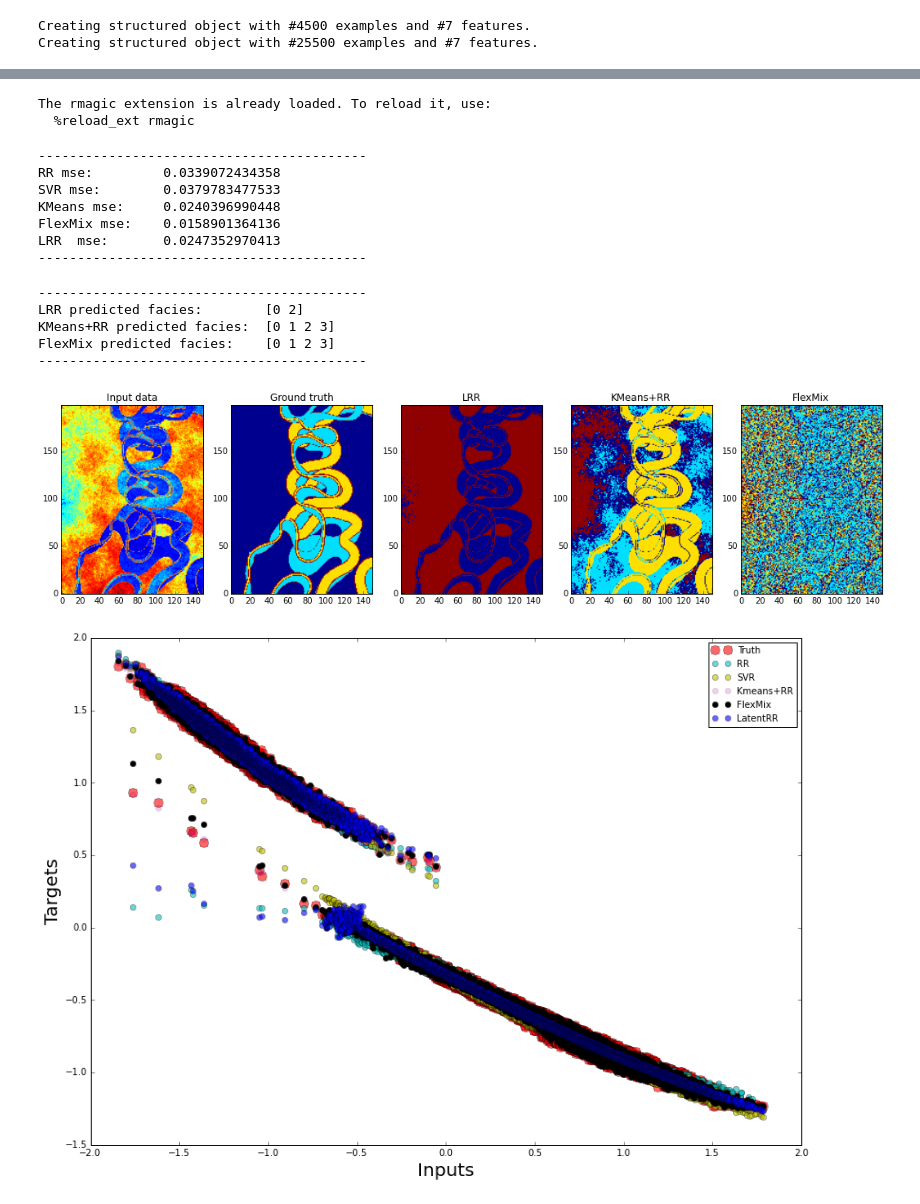
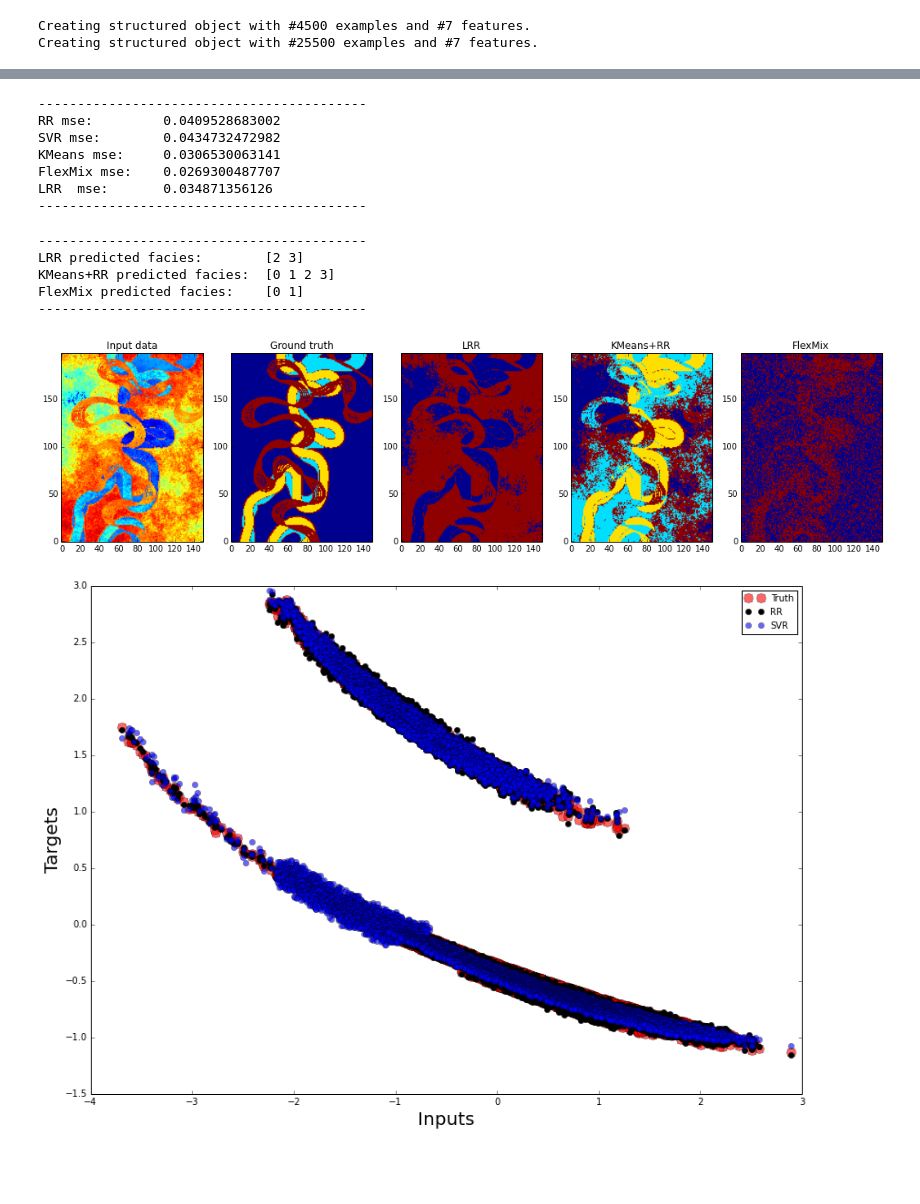
Before and after one commit to nicococo/niidbox, a Jupyter notebook: test_lrr_facies.ipynb, the cells around one changed output, grey strips where cells are left out. Saved outputs shown, nothing was run; the diff lists cells and outputs as text; code cells hidden in the pictures; blank space fills up the shorter version.

Commit message:
test lrr

```diff
--- a/test_lrr_facies.ipynb
+++ b/test_lrr_facies.ipynb
@@ -210,10 +210,10 @@ Creating structured object with #4500 examples and #7 features.
 Creating structured object with #25500 examples and #7 features.
 # %%
 # train latent support vector regression
-lsvr = LatentRidgeRegression(train_mc, lam=0.001, gam=1.)
-(_, train_lats) = lsvr.train_dc(max_iter=200)
+lsvr = LatentRidgeRegression(theta=0.5, lam=0.0001, gam=1.)
+(_, train_lats) = lsvr.fit(train_mc, max_iter=200)
 lrr_fit_lbls = np.array(train_lats)
-(y_pred_lrr, lats) = lsvr.apply(test_mc)
+(y_pred_lrr, lats) = lsvr.predict(test_mc)
 y_pred_lrr = np.array(y_pred_lrr)[:, 0]
 lrr_pred_lbls = np.array(lats)
 lrr_mse = calc_error(y_test, y_pred_lrr)
@@ -301,9 +301,6 @@ y_pred_flx = np.zeros(len(y_test))
 for i in range (len(y_pred_flx)):
     y_pred_flx[i] = y_pred[i, flexmix_pred_lbls[i]-1]
 flx_mse = calc_error(y_test, y_pred_flx)
-# %% [output]
-The rmagic extension is already loaded. To reload it, use:
-  %reload_ext rmagic
 # %%
 print('------------------------------------------')
 print 'RR mse:        ', rr_mse
@@ -314,11 +311,11 @@ print 'LRR  mse:      ', lrr_mse
 print('------------------------------------------')
 # %% [output]
 ------------------------------------------
-RR mse:         0.0339072434358
-SVR mse:        0.0379783477533
-KMeans mse:     0.0240396990448
-FlexMix mse:    0.0158901364136
-LRR  mse:       0.0247352970413
+RR mse:         0.0409528683002
+SVR mse:        0.0434732472982
+KMeans mse:     0.0306530063141
+FlexMix mse:    0.0269300487707
+LRR  mse:       0.034871356126
 ------------------------------------------
 # %%
 # Create lrr, kmeans, and flexmix matrices with facies results
@@ -348,9 +345,9 @@ print 'FlexMix predicted facies:   ', np.unique(flexmix_mat).astype(int)
 print('------------------------------------------')
 # %% [output]
 ------------------------------------------
-LRR predicted facies:        [0 2]
+LRR predicted facies:        [2 3]
 KMeans+RR predicted facies:  [0 1 2 3]
-FlexMix predicted facies:    [0 1 2 3]
+FlexMix predicted facies:    [0 1]
 ------------------------------------------
 # %%
 # Plot the image results
@@ -372,21 +369,21 @@ plot_image(flexmix_mat)
 ax.set_title('FlexMix')
 pl.show()
 # %% [output]
-[figure, old version]
+[figure, new version]
 # %%
 # Generate a scatter plot inputs x targets
 plt.figure(figsize=(14, 10))
 sinds = np.argsort(X_test[:,0])
 truth = y_test[sinds]
-plt.plot(X_test[sinds,0], truth, 'or', alpha=0.6, markersize=10.0)
-plt.plot(X_test[sinds,0], y_pred_rr[sinds], 'oc', alpha=0.6, markersize=6.0)
-plt.plot(X_test[sinds,0], y_pred_svr[sinds], 'oy', alpha=0.6, markersize=6.0)
-plt.plot(X_test[sinds,0], y_pred_krr[sinds], 'om', alpha=0.2, markersize=6.0)
-plt.plot(X_test[sinds,0], y_pred_flx[sinds], 'ok', alpha=1.0, markersize=6.0)
-plt.plot(X_test[sinds,0], y_pred_lrr[sinds], 'ob', alpha=0.6, markersize=6.0)
+plt.plot(X_test[sinds,3], truth, 'or', alpha=0.6, markersize=10.0)
+# plt.plot(X_test[sinds,2], y_pred_rr[sinds], 'oc', alpha=0.6, markersize=6.0)
+# plt.plot(X_test[sinds,2], y_pred_svr[sinds], 'oy', alpha=0.6, markersize=6.0)
+# plt.plot(X_test[sinds,2], y_pred_krr[sinds], 'om', alpha=0.2, markersize=6.0)
+plt.plot(X_test[sinds,3], y_pred_flx[sinds], 'ok', alpha=1.0, markersize=6.0)
+plt.plot(X_test[sinds,3], y_pred_lrr[sinds], 'ob', alpha=0.6, markersize=6.0)
 plt.xlabel('Inputs', fontsize=20)
 plt.ylabel('Targets', fontsize=20)
 plt.legend(['Truth', 'RR', 'SVR', 'Kmeans+RR', 'FlexMix', 'LatentRR'], loc=1, fontsize=10)
 plt.show()
 # %% [output]
-[figure, old version]
+[figure, new version]
```
Also changed, not shown: parts of 2 cells of this notebook.
